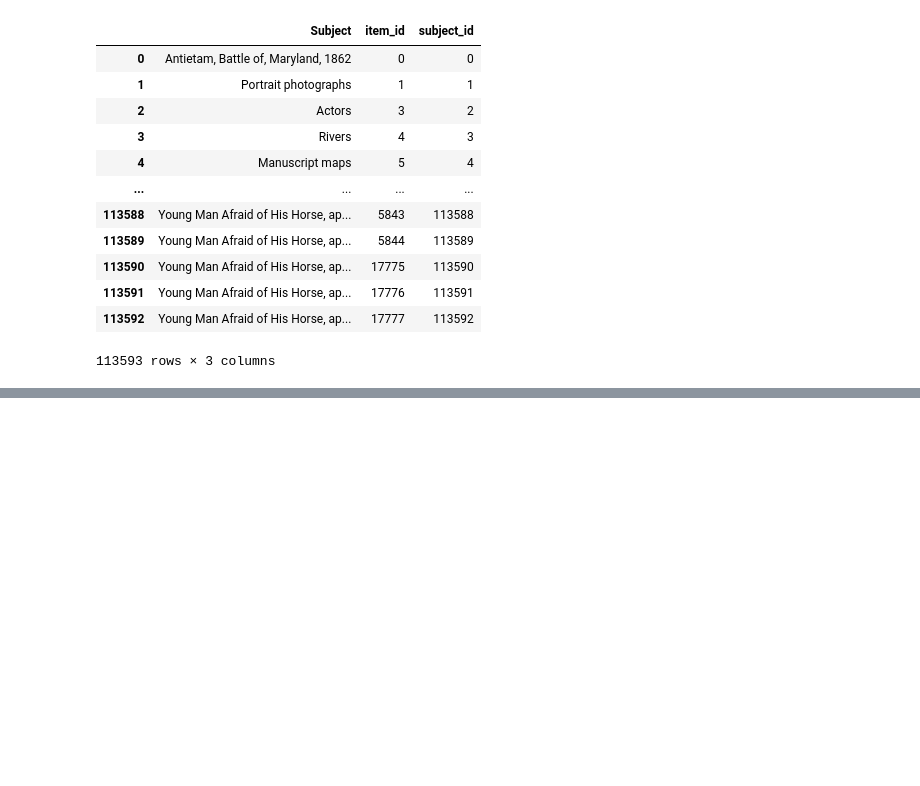
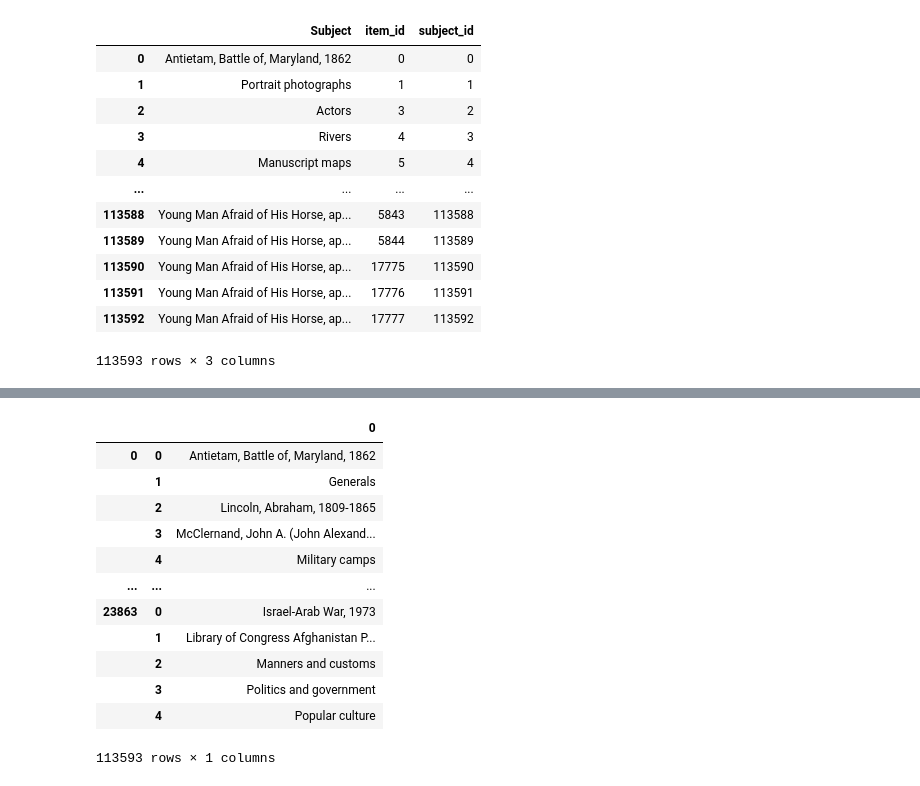
Before and after one commit to caitepley/Project-3, a Jupyter notebook: subject_processing.ipynb, the cells around one changed output, grey strips where cells are left out. Saved outputs shown, nothing was run; the diff lists cells and outputs as text; code cells hidden in the pictures; blank space fills up the shorter version.

```diff
--- a/subject_processing.ipynb
+++ b/subject_processing.ipynb
@@ -533,3 +530,7 @@ subject_merged_df
 | 113591 | Young Man Afraid of His Horse, ap... | 17776 | 113591 |
 | 113592 | Young Man Afraid of His Horse, ap... | 17777 | 113592 |
 113593 rows × 3 columns
+# %%
+# stack all of the columns into one to filter out just the unique values
+subject_df_stack = subject_df_split.stack()
+subject_df_stack
@@ -535,0 +550,18 @@ subject_merged_df
+# %%
+# convert the stack into a dataframe
+subject_df_stack = pd.DataFrame(subject_df_stack)
+subject_df_stack
+# %% [output]
+|  |  | 0 |
+| 0 | 0 | Antietam, Battle of, Maryland, 1862 |
+|  | 1 | Generals |
+|  | 2 | Lincoln, Abraham, 1809-1865 |
+|  | 3 | McClernand, John A. (John Alexand... |
+|  | 4 | Military camps |
+| ... | ... | ... |
+| 23863 | 0 | Israel-Arab War, 1973 |
+|  | 1 | Library of Congress Afghanistan P... |
+|  | 2 | Manners and customs |
+|  | 3 | Politics and government |
+|  | 4 | Popular culture |
+113593 rows × 1 columns
```
Also changed, not shown: parts of 17 cells of this notebook, 12 other files.
